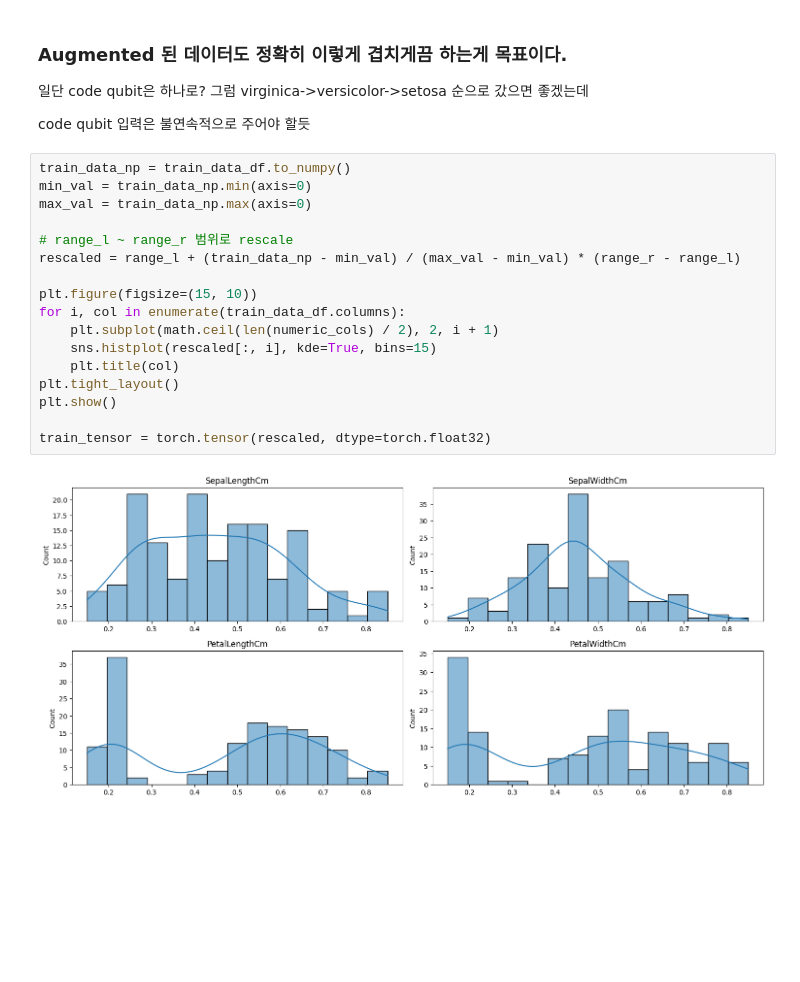
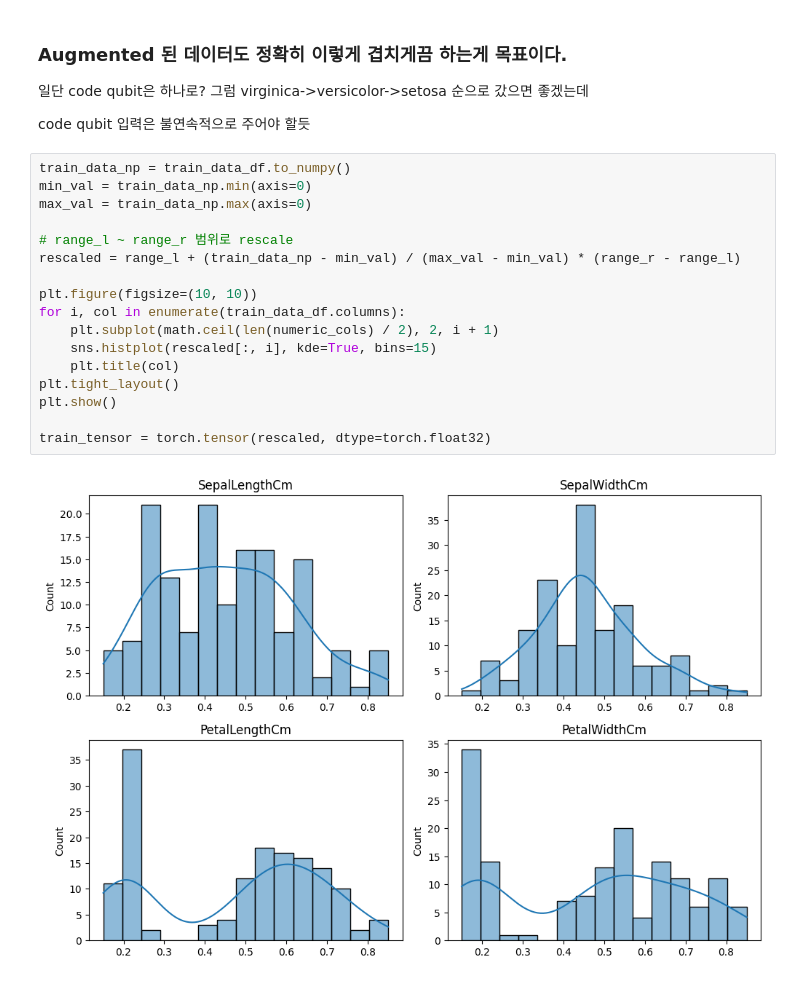
Before and after one commit to red1108/infoQGAN, a Jupyter notebook: iris_train.ipynb, the cells around one changed output. Drawn from its saved outputs; the diff is of its cells as text; blank space fills up the shorter version.

```diff
--- a/iris_train.ipynb
+++ b/iris_train.ipynb
@@ -150,22 +151,22 @@ code qubit 입력은 불연속적으로 주어야 할듯
 # %%
 train_data_np = train_data_df.to_numpy()
 min_val = train_data_np.min(axis=0)
 max_val = train_data_np.max(axis=0)
 
 # range_l ~ range_r 범위로 rescale
 rescaled = range_l + (train_data_np - min_val) / (max_val - min_val) * (range_r - range_l)
 
-plt.figure(figsize=(15, 10))
+plt.figure(figsize=(10, 10))
 for i, col in enumerate(train_data_df.columns):
     plt.subplot(math.ceil(len(numeric_cols) / 2), 2, i + 1)
     sns.histplot(rescaled[:, i], kde=True, bins=15)
     plt.title(col)
 plt.tight_layout()
 plt.show()
 
 train_tensor = torch.tensor(rescaled, dtype=torch.float32)
 # %% [output]
-[figure, old version]
+[figure, new version]
 # %%
 # setting torch device
 ml_device = torch.device("cuda:0" if torch.cuda.is_available() else "cpu")
```
Also changed, not shown: parts of 7 cells of this notebook.
